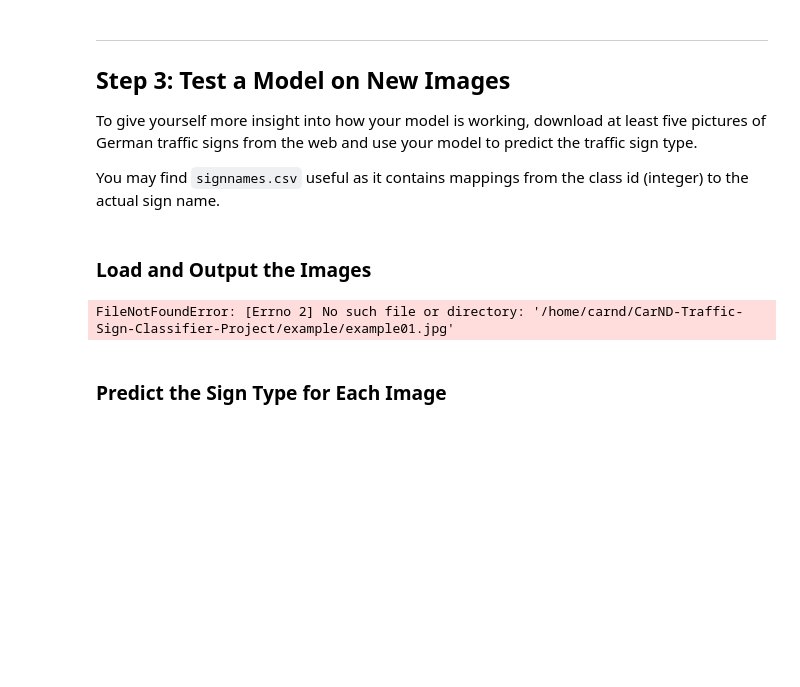
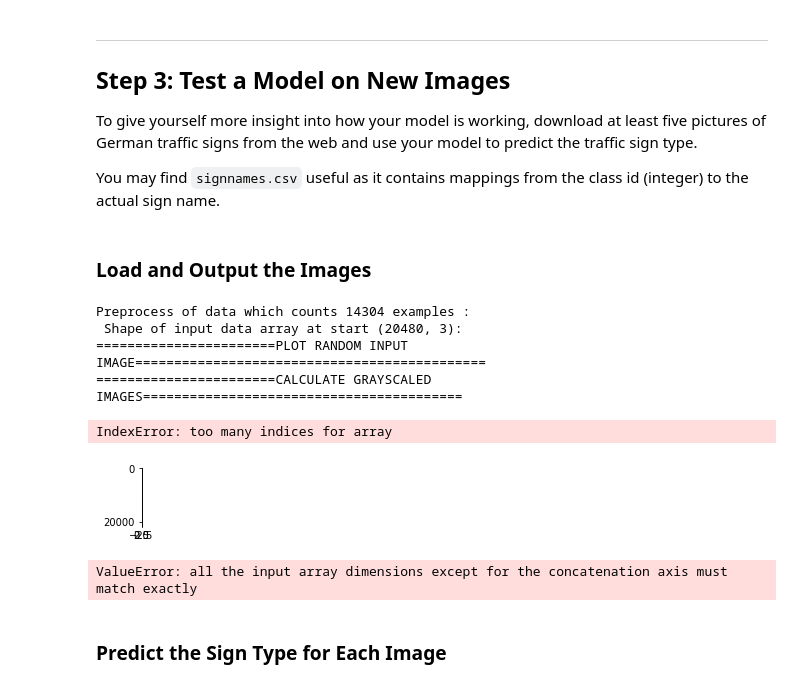
Before and after one commit to DominicusBenacus/CarND-Traffic-Sign-Classifier-Project, a Jupyter notebook: Traffic_Sign_Classifier.ipynb, the cells around one changed output. Saved outputs shown, nothing was run; the diff lists cells and outputs as text; code cells hidden in the pictures; blank space fills up the shorter version.

```diff
--- a/Traffic_Sign_Classifier.ipynb
+++ b/Traffic_Sign_Classifier.ipynb
@@ -859,17 +862,48 @@ import os
+# %%
+for i in range(5):
+
+    image=  cv2.imread(os.getcwd() + '/examples/' + "example{0:0>2}".format(i + 1) + '.jpg')
+    X_newImages = cv2.resize(image,None,fx=32, fy=32, interpolation = cv2.INTER_CUBIC)
+
+
+y_newImages = np.array([
+    17, # "example01"
+    1, # "example02"
+    5, # "example03"
+    13, # "example04"
+    14, # "example05"
+])
+
+# Preprocess and get predictions based on the current model
+X_newImages, _ = pre_precess_gray_normalize(X_newImages)
+X_newImages, _ = pre_process_equalHist(X_newImages)
+# %% [output]
+Preprocess of data which counts 14304 examples :
+ Shape of input data array at start (20480, 3):
+=======================PLOT RANDOM INPUT IMAGE=============================================
+=======================CALCULATE GRAYSCALED IMAGES=========================================
+IndexError: too many indices for array
+[figure, added]
 # %%
-# Load images from .png files to `X_custom` NumPy array
-X_custom = np.empty([0, 32, 32, 3], dtype = np.int32)
-for i in range(38):
-    image = io.imread(os.getcwd() + '/example/' + "example{0:0>2}".format(i + 1) + '.jpg')
-    X_custom = np.append(X_custom, [image[:, :, :3]], axis = 0)
+# Prepare new image data
+# Load images from .ipg files to `X_newImages` numpy array
+X_newImages = np.empty([0, 32, 32, 3], dtype = np.int32)
+for i in range(1,5):
+    image = io.imread(os.getcwd() + '/examples/' + "example{0:0>2}".format(i + 1) + '.jpg')
+
+    X_newImages = np.append(X_newImages, [image[:, :, :3]], axis=0)
 
 # Provide labels of the captured images:
-y_custom = np.array([
+y_newImages = np.array([
     17, # "example01"
     1, # "example02"
     5, # "example03"
     13, # "example04"
     14, # "example05"
 ])
+
+# Preprocess and get predictions based on the current model
+X_newImages, _ = pre_precess_gray_normalize(X_newImages)
+X_newImages, _ = pre_process_equalHist(X_newImages)
 # %% [output]
-FileNotFoundError: [Errno 2] No such file or directory: '/home/carnd/CarND-Traffic-Sign-Classifier-Project/example/example01.jpg'
+ValueError: all the input array dimensions except for the concatenation axis must match exactly
```
Also changed, not shown: parts of 6 cells of this notebook.
